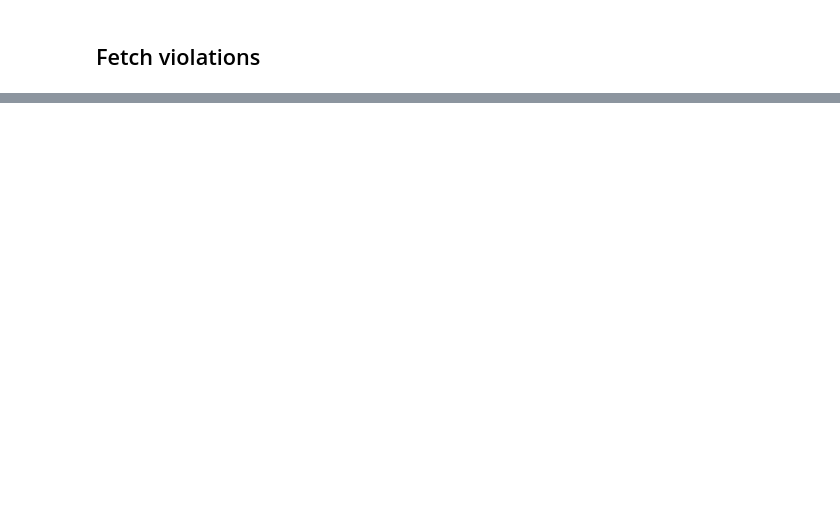
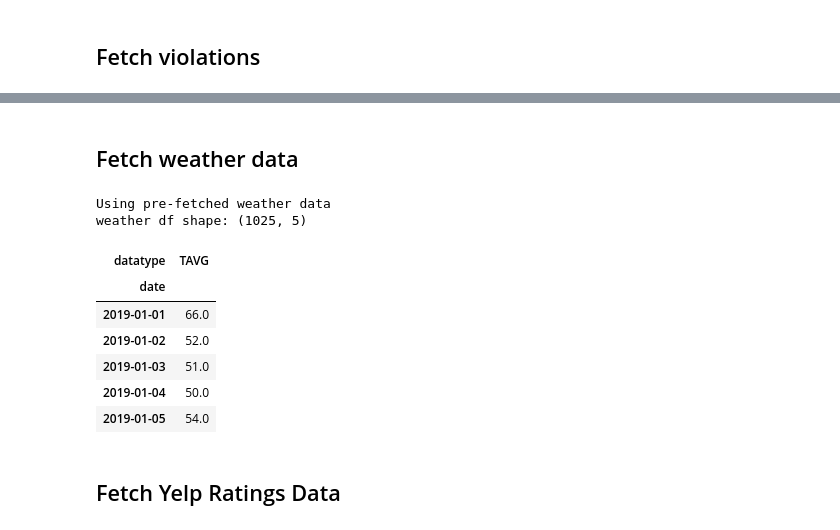
Before and after one commit to shyamal-anadkat/wake-county-food-inspections-analysis, a Jupyter notebook: Wake County - Restaurant Food Inspections Analysis [AIPI510].ipynb, the cells around one changed output, grey strips where cells are left out. Saved outputs shown, nothing was run; the diff lists cells and outputs as text; code cells hidden in the pictures; blank space fills up the shorter version.

```diff
--- a/Wake County - Restaurant Food Inspections Analysis [AIPI510].ipynb
+++ b/Wake County - Restaurant Food Inspections Analysis [AIPI510].ipynb
@@ -78,3 +80,21 @@ violations df shape: (1681260, 18)
 | 36 | 186468715 | 4092110158 | 2019-02-20 | Approved Source | .2653,.2655 | NaN | 10 | 3-202.11 | NaN | ... |
 | 37 | 186468716 | 4092010218 | 2019-05-24 | Approved Source | .2653,.2655 | NaN | 10 | 3-202.11 | NaN | ... |
 | 38 | 186468717 | 4092014259 | 2019-09-23 | Approved Source | .2653,.2655 | NaN | 10 | 3-202.11 | NaN | ... |
+# %% [markdown]
+## Fetch weather data
+# %%
+weatherdata_raw = getWeatherData()
+weatherdata = preprocess_weatherdata(weatherdata_raw.copy())
+weatherdata.head()
+# %% [output]
+Using pre-fetched weather data
+weather df shape: (1025, 5)
+| datatype | TAVG |
+| date |  |
+| 2019-01-01 | 66.0 |
+| 2019-01-02 | 52.0 |
+| 2019-01-03 | 51.0 |
+| 2019-01-04 | 50.0 |
+| 2019-01-05 | 54.0 |
+# %% [markdown]
+## Fetch Yelp Ratings Data
```
Also changed, not shown: parts of 1 cell of this notebook, 3 other files.
